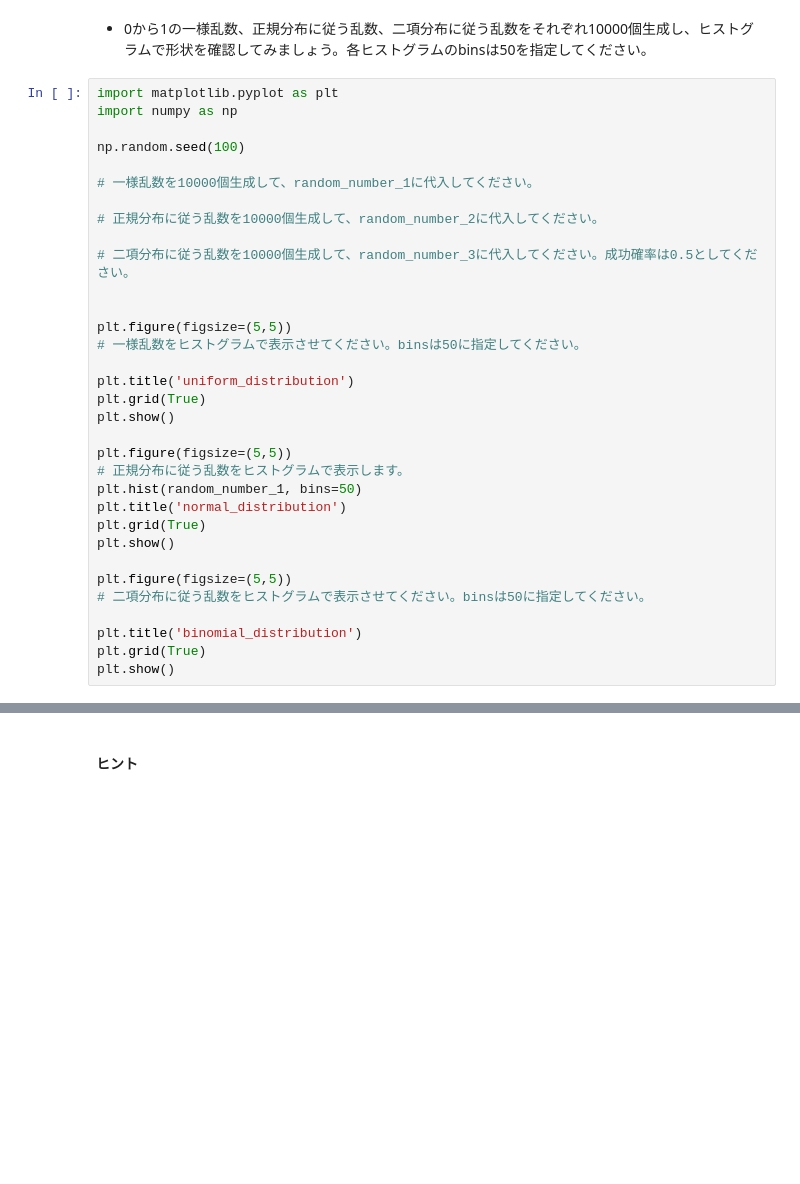
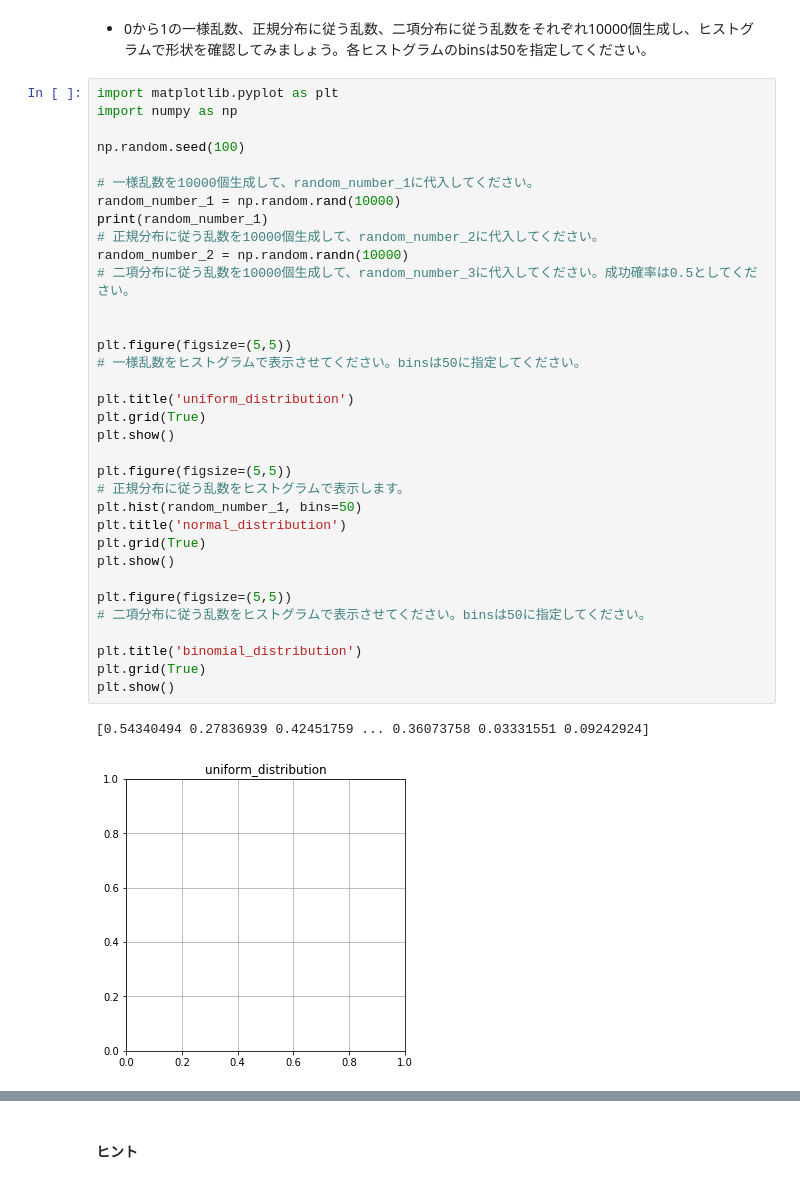
Before and after one commit to Eigo-Mt-Fuji/aiml-training, a Jupyter notebook: 4040_data_visualization/chapter1.ipynb, the cells around one changed output, grey strips where cells are left out. Drawn from its saved outputs; the diff is of its cells as text; blank space fills up the shorter version.

```diff
--- a/4040_data_visualization/chapter1.ipynb
+++ b/4040_data_visualization/chapter1.ipynb
@@ -652,32 +687,36 @@ print(x)
 import matplotlib.pyplot as plt
 import numpy as np
 
 np.random.seed(100)
 
 # 一様乱数を10000個生成して、random_number_1に代入してください。
-
+random_number_1 = np.random.rand(10000)
+print(random_number_1)
 # 正規分布に従う乱数を10000個生成して、random_number_2に代入してください。
-
+random_number_2 = np.random.randn(10000)
 # 二項分布に従う乱数を10000個生成して、random_number_3に代入してください。成功確率は0.5としてください。
 
 
 plt.figure(figsize=(5,5))
 # 一様乱数をヒストグラムで表示させてください。binsは50に指定してください。
 
 plt.title('uniform_distribution')
 plt.grid(True)
 plt.show()
 
 plt.figure(figsize=(5,5))
 # 正規分布に従う乱数をヒストグラムで表示します。
 plt.hist(random_number_1, bins=50)
 plt.title('normal_distribution')
 plt.grid(True)
 plt.show()
 
 plt.figure(figsize=(5,5))
 # 二項分布に従う乱数をヒストグラムで表示させてください。binsは50に指定してください。
 
 plt.title('binomial_distribution')
 plt.grid(True)
 plt.show()
+# %% [output]
+[0.54340494 0.27836939 0.42451759 ... 0.36073758 0.03331551 0.09242924]
+[figure, added]
```
Also changed, not shown: parts of 13 cells of this notebook, 3 other files.
